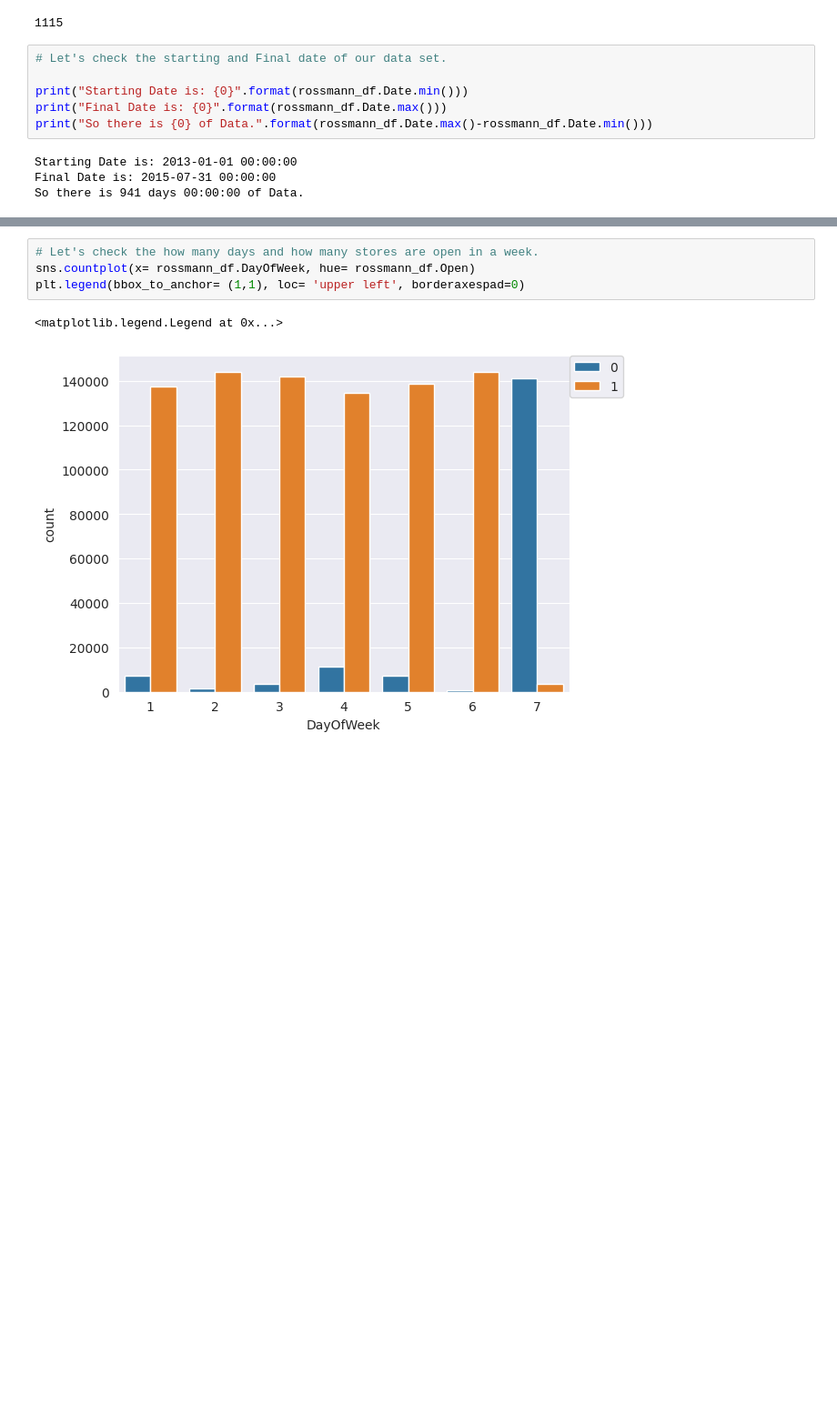
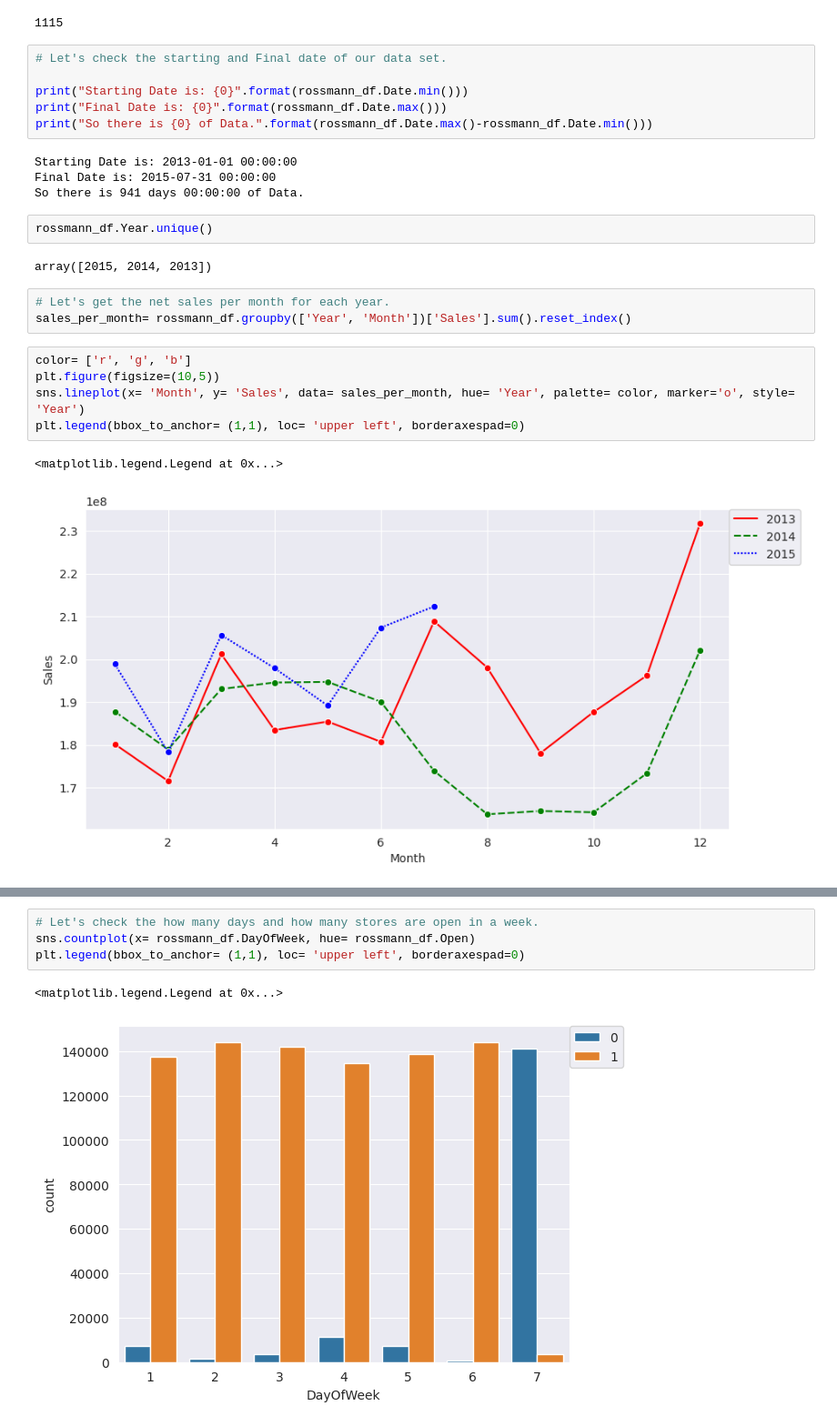
Before and after one commit to diptiranjan1998/Regression-Analysis-on-Retail-Sales-Prediction, a Jupyter notebook: Retail_sales_prediction.ipynb, the cells around one changed output, grey strips where cells are left out. Shown at 91% size. Cells and saved outputs as stored; diff of their text form; blank space fills up the shorter version.

```diff
--- a/Retail_sales_prediction.ipynb
+++ b/Retail_sales_prediction.ipynb
@@ -308,3 +310,18 @@ print("So there is {0} of Data.".format(rossmann_df.Date.max()-rossmann_df.Date.
 Starting Date is: 2013-01-01 00:00:00
 Final Date is: 2015-07-31 00:00:00
 So there is 941 days 00:00:00 of Data.
+# %%
+rossmann_df.Year.unique()
+# %% [output]
+array([2015, 2014, 2013])
+# %%
+# Let's get the net sales per month for each year.
+sales_per_month= rossmann_df.groupby(['Year', 'Month'])['Sales'].sum().reset_index()
+# %%
+color= ['r', 'g', 'b']
+plt.figure(figsize=(10,5))
+sns.lineplot(x= 'Month', y= 'Sales', data= sales_per_month, hue= 'Year', palette= color, marker='o', style= 'Year')
+plt.legend(bbox_to_anchor= (1,1), loc= 'upper left', borderaxespad=0)
+# %% [output]
+<matplotlib.legend.Legend at 0x...>
+[figure, added]
```
Also changed, not shown: parts of 13 cells of this notebook.
